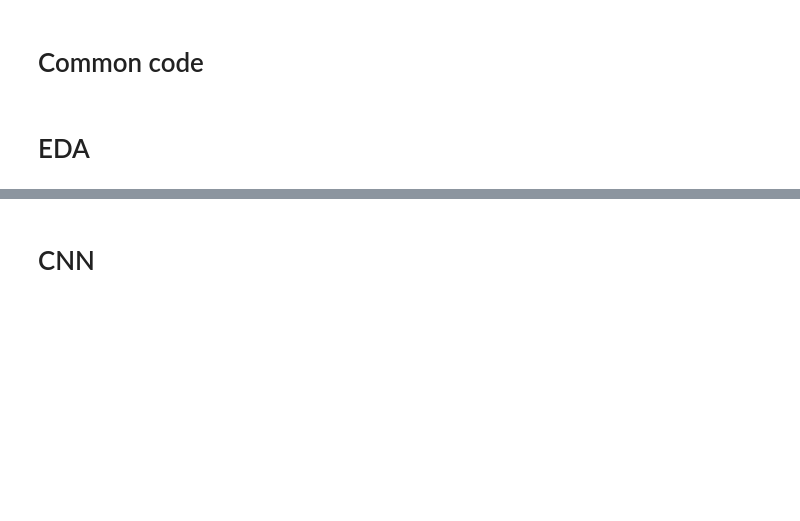
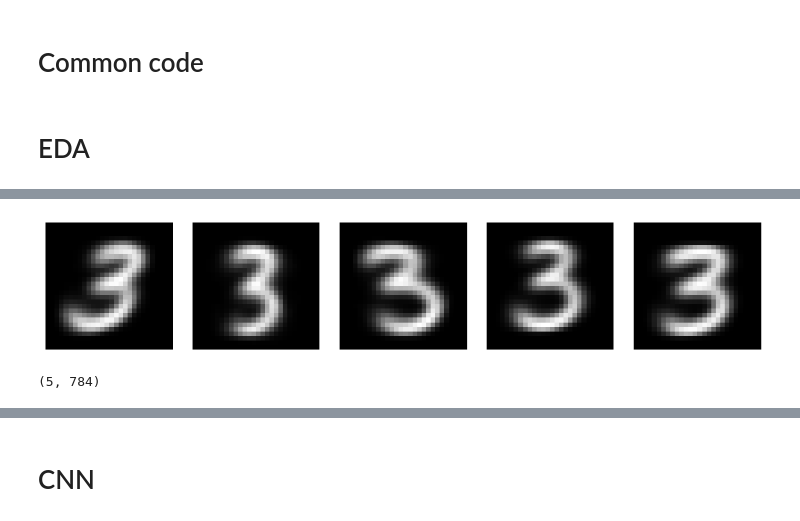
Before and after one commit to TomiTian/Mathematical-Modelling, a Jupyter notebook: main.ipynb, the cells around one changed output, grey strips where cells are left out. Saved outputs shown, nothing was run; the diff lists cells and outputs as text; code cells hidden in the pictures; blank space fills up the shorter version.

```diff
--- a/main.ipynb
+++ b/main.ipynb
@@ -91,3 +98,18 @@ show_digit(train['x'][5])
+# %%
+# Cluster centroids for digit 3 (5 centroids)
+data = [train['x'][i] for i in range(len(train['x'])) if train['y'][i] == 3]
+kmeans = KMeans(n_clusters = 5).fit(data)
+centers = kmeans.cluster_centers_
+arr_centers = [center.reshape(28,28) for center in centers]
+
+knn.show_digits(arr_centers)
+# %% [output]
+[figure, added]
+# %%
+centers
+np.shape(centers)
+# %% [output]
+(5, 784)
 # %%
 test_labels = load_label_file(path_raw_data / 't10k-labels-idx1-ubyte')
 test_images = load_image_file(path_raw_data /  't10k-images-idx3-ubyte')
```
Also changed, not shown: parts of 30 cells of this notebook, 5 other files.
